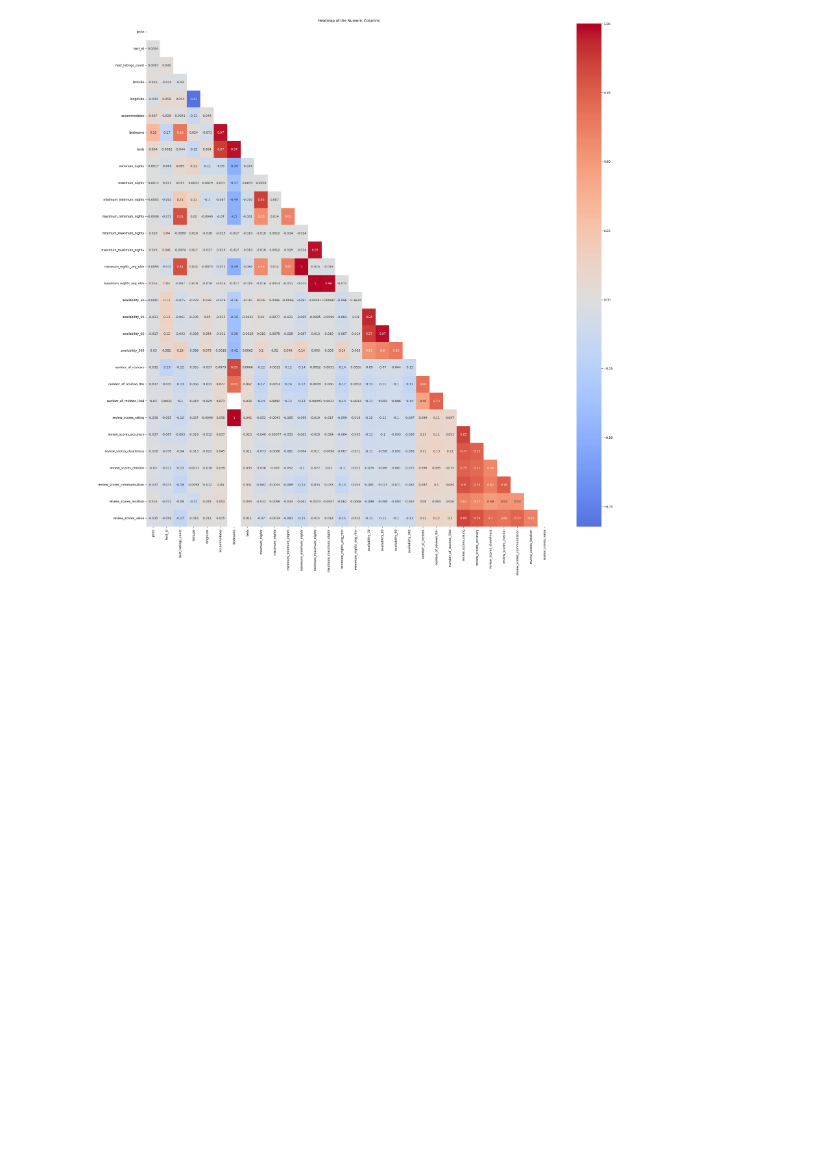
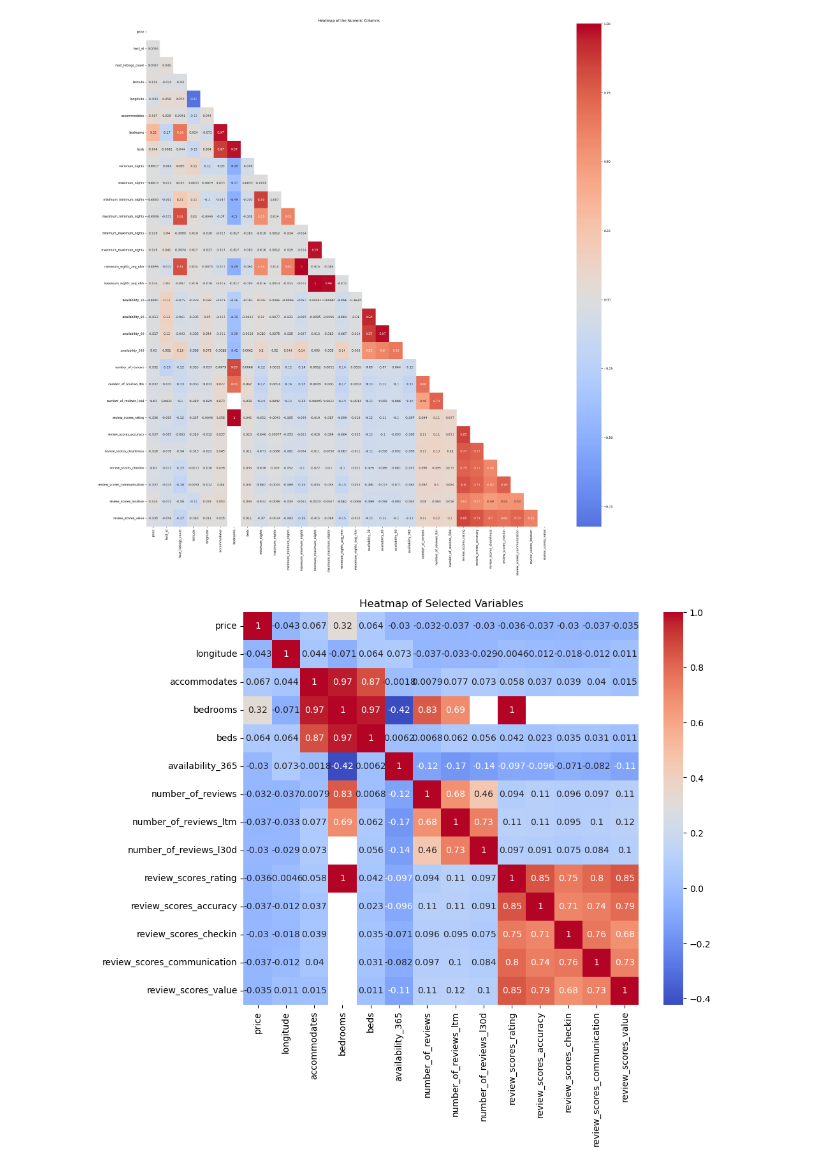
Before and after one commit to hermite2010/486_mini_project_1, a Jupyter notebook: solo_work.ipynb, the cells around one changed output. Saved outputs shown, nothing was run; the diff lists cells and outputs as text; code cells hidden in the pictures; blank space fills up the shorter version.

```diff
--- a/solo_work.ipynb
+++ b/solo_work.ipynb
@@ -34,3 +32,20 @@ plt.title('Heatmap of the Numeric Columns')
 # %% [output]
 Text(0.5, 1.0, 'Heatmap of the Numeric Columns')
 [figure]
+# %%
+# Calculate the correlation matrix
+correlation_matrix = numeric.corr()
+
+# Select the variables with correlation >= 0.3 with 'price'
+selected_variables = correlation_matrix[abs(correlation_matrix['price']) >= 0.03].index
+
+# Filter the DataFrame to include only the selected variables
+selected_df = train[selected_variables]
+
+# Create a heatmap of the selected variables
+plt.figure(figsize=(10, 8))
+sns.heatmap(selected_df.corr(), annot=True, cmap='coolwarm')
+plt.title('Heatmap of Selected Variables')
+plt.show()
+# %% [output]
+[figure, added]
```
Also changed, not shown: parts of 6 cells of this notebook, 1 other file.
